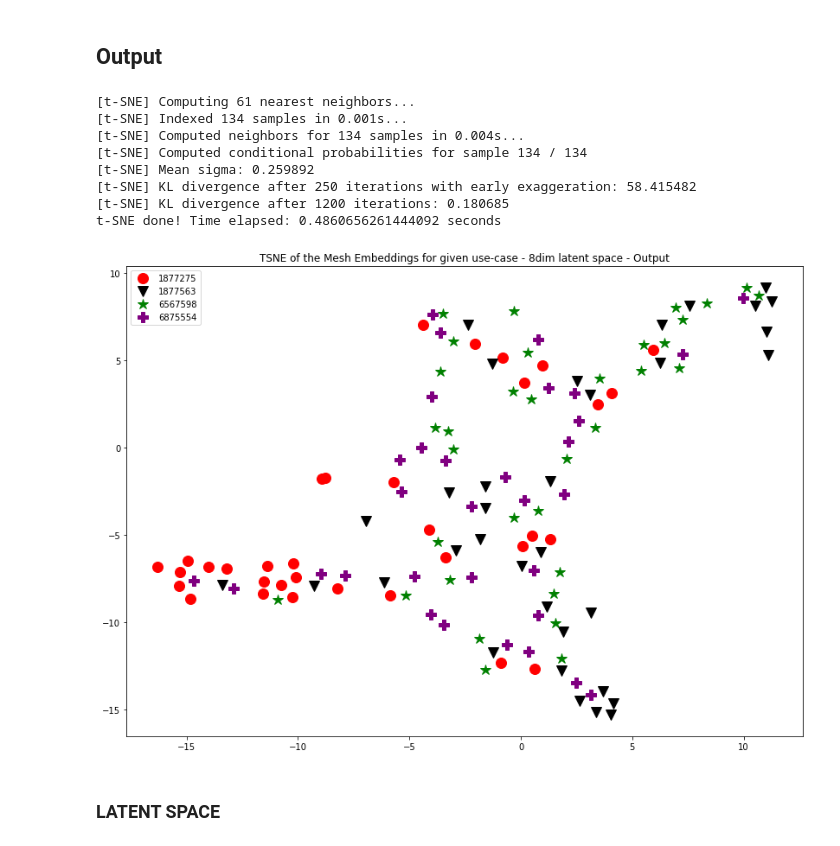
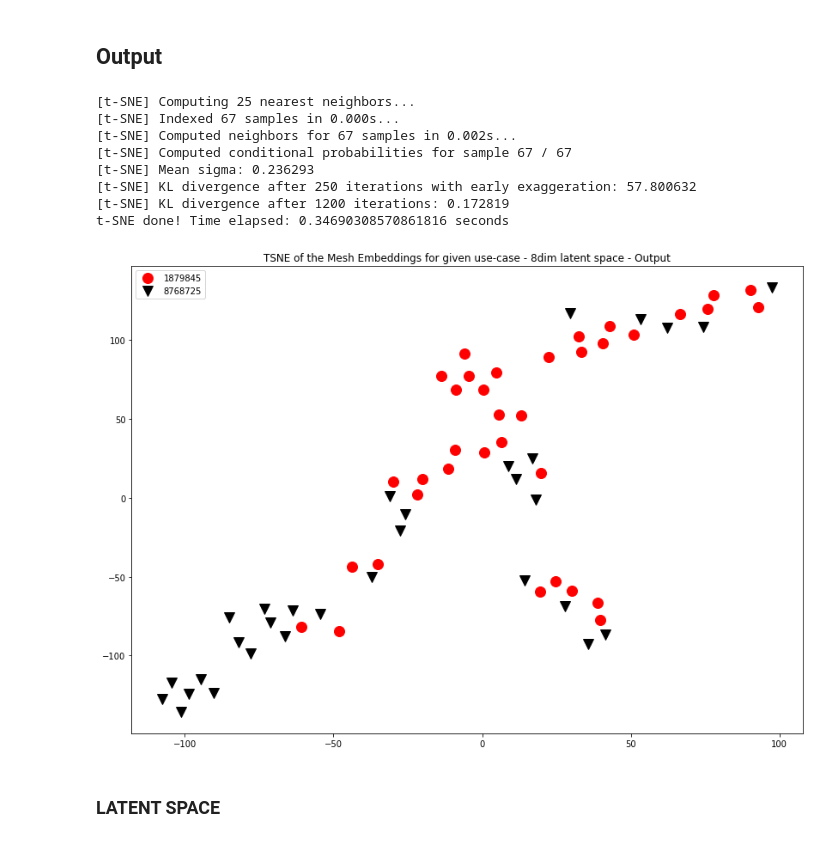
Before and after one commit to ShaulSolomon/academix-ydata-project-truncated, a Jupyter notebook: code/5_vae.ipynb, the cells around one changed output. Saved outputs shown, nothing was run; the diff lists cells and outputs as text; code cells hidden in the pictures.

```diff
--- a/code/5_vae.ipynb
+++ b/code/5_vae.ipynb
@@ -778,7 +778,7 @@ t-SNE done! Time elapsed: 0.3952159881591797 seconds
 df_auths = pd.read_csv('./data/vae_usecases/piid_above30paper.csv').drop(columns="Unnamed: 0")
 unique_PI_IDS = df_auths['PI_IDS'].unique()
 # np.random.seed(44)
-idx_PI_rand = np.random.choice(len(unique_PI_IDS),4,replace=False)
+idx_PI_rand = np.random.choice(len(unique_PI_IDS),2,replace=False)
 PI_IDS = unique_PI_IDS[idx_PI_rand]
 
 df_PIDS = df[df['PI_IDS'].isin(PI_IDS)]
@@ -798,7 +798,7 @@ Using pre-defined VAE FEATURES
 ## INPUT
 # %%
 time_start = time.time()
-tsne = TSNE(n_components=2, verbose=1, perplexity=20, n_iter=1200,random_state=42)
+tsne = TSNE(n_components=2, verbose=1, perplexity=7, n_iter=1200,random_state=42)
 tsne_results = tsne.fit_transform(group_run.features)
 print('t-SNE done! Time elapsed: {} seconds'.format(time.time()-time_start))
 
@@ -821,5 +821,5 @@ ax.legend()
 plt.show()
 fig.tight_layout();
 
-fig.savefig('code/img/TSNE_Plots/meshemb_usecaseAuth_8dimls_input_MSE+KLD.png', box_inches='tight')
+# fig.savefig('code/img/TSNE_Plots/meshemb_usecaseAuth_8dimls_input_MSE+KLD.png', box_inches='tight')
 # %% [output]
@@ -836,41 +836,41 @@ t-SNE done! Time elapsed: 0.49414873123168945 seconds
 ## Output
 # %%
 time_start = time.time()
-tsne = TSNE(n_components=2, verbose=1, perplexity=20, n_iter=1200,random_state=42)
+tsne = TSNE(n_components=2, verbose=1, perplexity=8, n_iter=1200,random_state=42)
 tsne_results = tsne.fit_transform(recon)
 print('t-SNE done! Time elapsed: {} seconds'.format(time.time()-time_start))
 
 df_subset=pd.DataFrame()
 df_subset['tsne-2d-one'] = tsne_results[:,0]
 df_subset['tsne-2d-two'] = tsne_results[:,1]
 df_subset['class'] = labels
 
 groups = df_subset.groupby('class')
 markers = ['o','v',"*","P","^","<",">","h"]
 colors = ["red","black","green","purple"]
 # Plot
 fig, ax = plt.subplots(figsize=(14,10))
 
 ax.margins(0.05) # Optional, just adds 5% padding to the autoscaling
 for i, (name, group) in enumerate(groups):
     ax.set_title("TSNE of the Mesh Embeddings for given use-case - 8dim latent space - Output")
     ax.plot(group['tsne-2d-one'], group['tsne-2d-two'], marker=markers[i], linestyle='', ms=12, label=name, color=colors[i])
 ax.legend()
 plt.show()
 fig.tight_layout();
 
 
 # fig.savefig('code/img/TSNE_Plots/meshemb_usecaseAuth_8dimls_output_MSE+KLD.png', box_inches='tight')
 # %% [output]
-[t-SNE] Computing 61 nearest neighbors...
-[t-SNE] Indexed 134 samples in 0.001s...
-[t-SNE] Computed neighbors for 134 samples in 0.004s...
-[t-SNE] Computed conditional probabilities for sample 134 / 134
-[t-SNE] Mean sigma: 0.259892
-[t-SNE] KL divergence after 250 iterations with early exaggeration: 58.415482
-[t-SNE] KL divergence after 1200 iterations: 0.180685
-t-SNE done! Time elapsed: 0.4860656261444092 seconds
+[t-SNE] Computing 25 nearest neighbors...
+[t-SNE] Indexed 67 samples in 0.000s...
+[t-SNE] Computed neighbors for 67 samples in 0.002s...
+[t-SNE] Computed conditional probabilities for sample 67 / 67
+[t-SNE] Mean sigma: 0.236293
+[t-SNE] KL divergence after 250 iterations with early exaggeration: 57.800632
+[t-SNE] KL divergence after 1200 iterations: 0.172819
+t-SNE done! Time elapsed: 0.34690308570861816 seconds
-[figure, old version]
+[figure, new version]
 # %% [markdown]
 ### LATENT SPACE
 # %%
```
Also changed, not shown: parts of 2 cells of this notebook, 1 other file.
